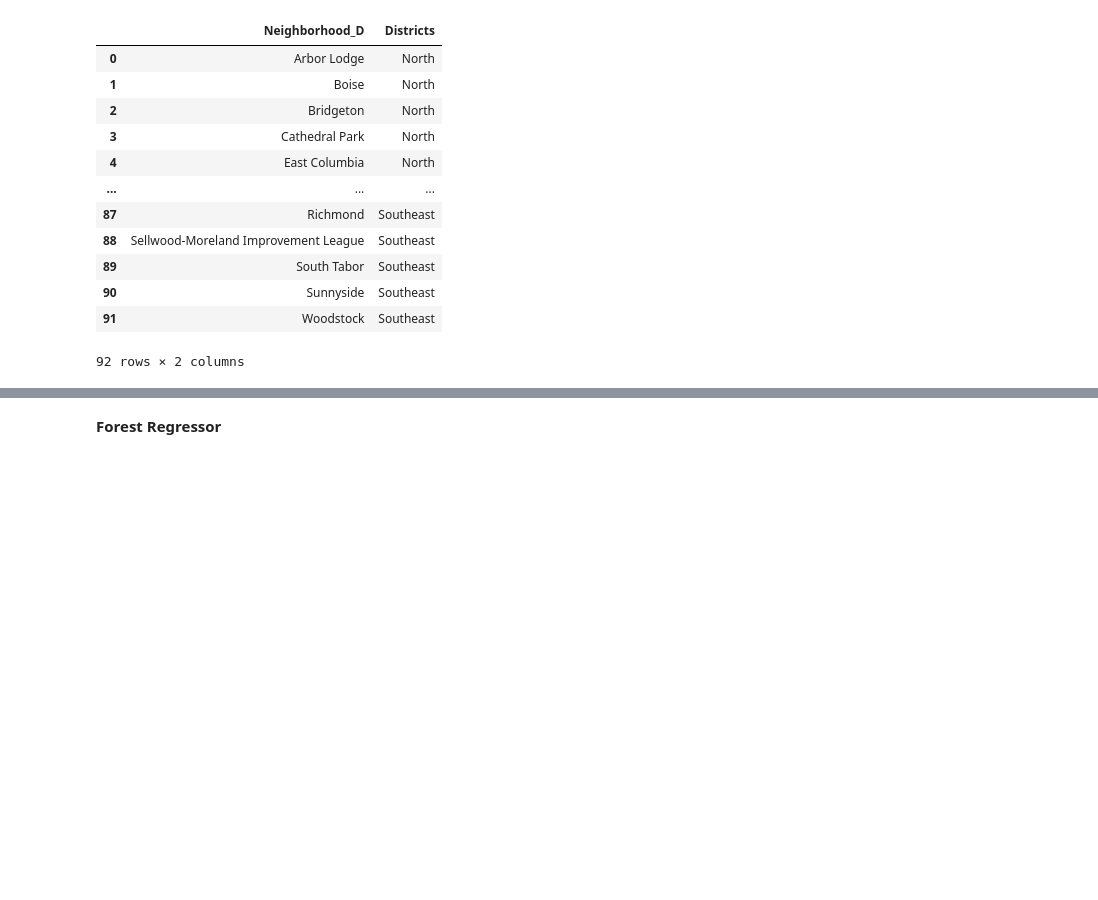
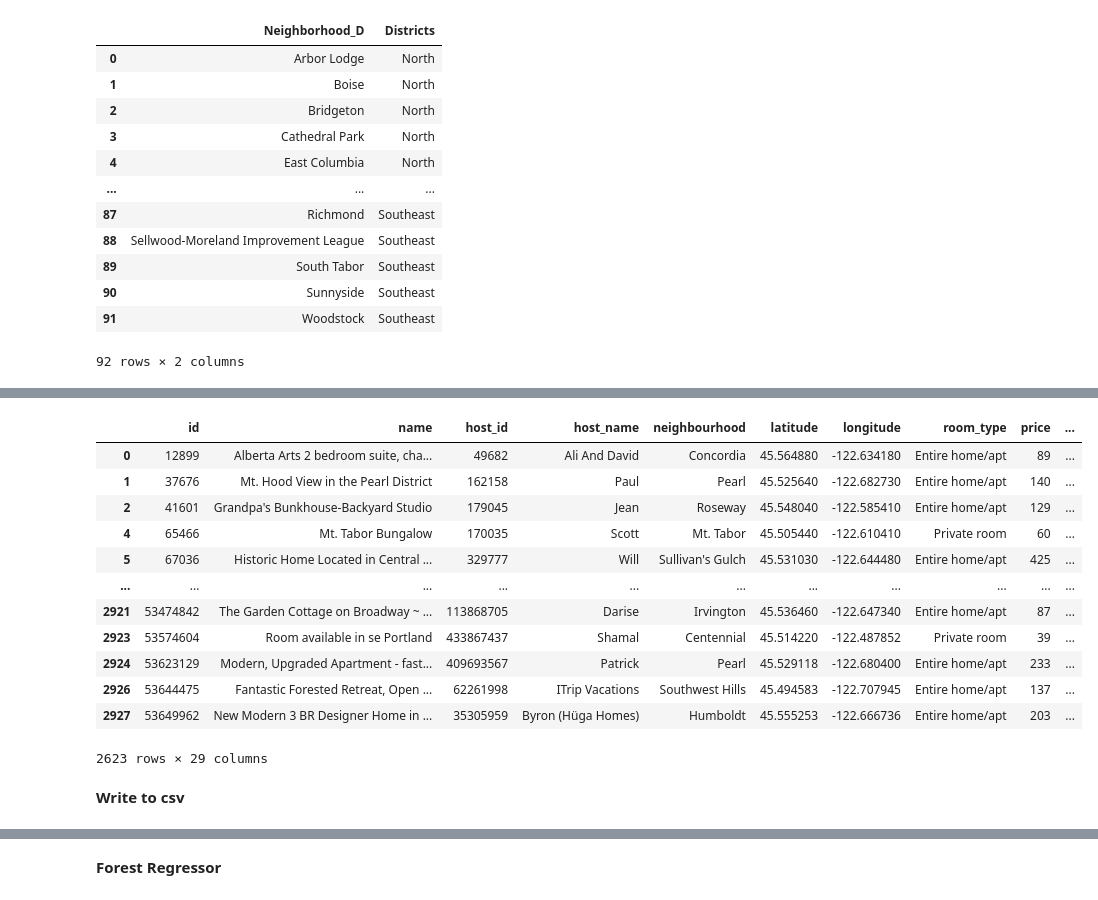
Before and after one commit to m-bogard/Machine-Learning-AirBnB, a Jupyter notebook: Final/test_1_neighborhoods.ipynb, the cells around one changed output, grey strips where cells are left out. Cells and saved outputs as stored; diff of their text form; code cells hidden in the pictures; blank space fills up the shorter version.

```diff
--- a/Final/test_1_neighborhoods.ipynb
+++ b/Final/test_1_neighborhoods.ipynb
@@ -179,0 +254,6 @@ neigh_match_table
+# %%
+# Define feature list
+new_feature_list =  ['bedrooms', 'accommodates',
+                 'beds', 'calculated_host_listings_count', 'id', 'maximum_nights', 'availability_365', 'review_scores_location', 'review_scores_cleanliness', 'latitude', 'review_scores_accuracy', 'review_scores_rating', 'host_id', 'review_scores_communication', 'review_scores_checkin', 'minimum_nights', 'review_scores_value', 'longitude', 'reviews_per_month', 'number_of_reviews_ltm', 'number_of_reviews', 'Districts']
+# %%
+null_join = join_df[new_feature_list].isnull().sum(axis=1)
@@ -179,0 +275,20 @@ neigh_match_table
+# %%
+gdf_nonnull_match = join_df.loc[null_join == 0, :]
+# %%
+gdf_nonnull_match
+# %% [output]
+|  | id | name | host_id | host_name | neighbourhood | latitude | longitude | room_type | price | ... |
+| 0 | 12899 | Alberta Arts 2 bedroom suite, cha... | 49682 | Ali And David | Concordia | 45.564880 | -122.634180 | Entire home/apt | 89 | ... |
+| 1 | 37676 | Mt. Hood View in the Pearl District | 162158 | Paul | Pearl | 45.525640 | -122.682730 | Entire home/apt | 140 | ... |
+| 2 | 41601 | Grandpa's Bunkhouse-Backyard Studio | 179045 | Jean | Roseway | 45.548040 | -122.585410 | Entire home/apt | 129 | ... |
+| 4 | 65466 | Mt. Tabor Bungalow | 170035 | Scott | Mt. Tabor | 45.505440 | -122.610410 | Private room | 60 | ... |
+| 5 | 67036 | Historic Home Located in Central ... | 329777 | Will | Sullivan's Gulch | 45.531030 | -122.644480 | Entire home/apt | 425 | ... |
+| ... | ... | ... | ... | ... | ... | ... | ... | ... | ... | ... |
+| 2921 | 53474842 | The Garden Cottage on Broadway ~ ... | 113868705 | Darise | Irvington | 45.536460 | -122.647340 | Entire home/apt | 87 | ... |
+| 2923 | 53574604 | Room available in se Portland | 433867437 | Shamal | Centennial | 45.514220 | -122.487852 | Private room | 39 | ... |
+| 2924 | 53623129 | Modern, Upgraded Apartment - fast... | 409693567 | Patrick | Pearl | 45.529118 | -122.680400 | Entire home/apt | 233 | ... |
+| 2926 | 53644475 | Fantastic Forested Retreat, Open ... | 62261998 | ITrip Vacations | Southwest Hills | 45.494583 | -122.707945 | Entire home/apt | 137 | ... |
+| 2927 | 53649962 | New Modern 3 BR Designer Home in ... | 35305959 | Byron (Hüga Homes) | Humboldt | 45.555253 | -122.666736 | Entire home/apt | 203 | ... |
+2623 rows × 29 columns
+# %% [markdown]
+**Write to csv**
```
Also changed, not shown: parts of 19 cells of this notebook.
